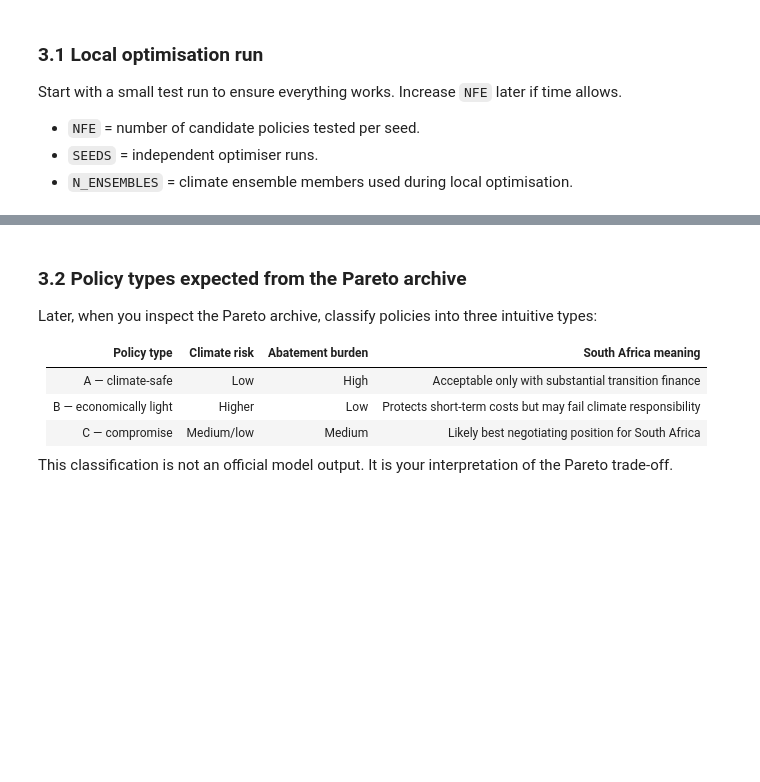
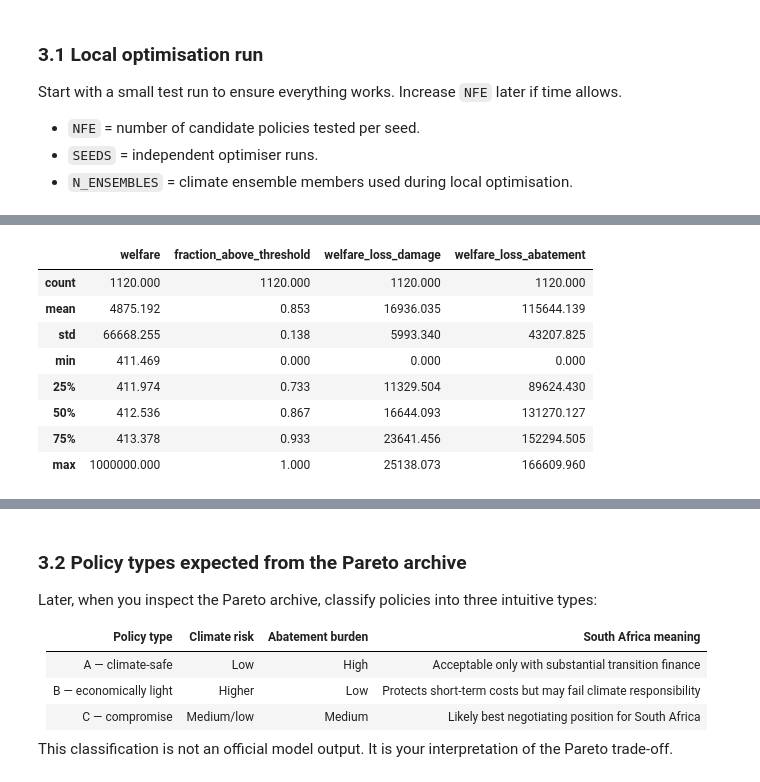
Before and after one commit to juliusrupert/epa141a, a Jupyter notebook: A- Project G15/projectwithallsteps.ipynb, the cells around one changed output, grey strips where cells are left out. Saved outputs shown, nothing was run; the diff lists cells and outputs as text; code cells hidden in the pictures; blank space fills up the shorter version.

```diff
--- a/A- Project G15/projectwithallsteps.ipynb
+++ b/A- Project G15/projectwithallsteps.ipynb
@@ -1177,0 +1190,76 @@ Exit code: 0 (OK)
+# %%
+# Step 3 — Load and inspect Pareto-front results
+
+from pathlib import Path
+import re
+import numpy as np
+import pandas as pd
+
+OBJECTIVE_COLS = [
+    "welfare",
+    "fraction_above_threshold",
+    "welfare_loss_damage",
+    "welfare_loss_abatement",
+]
+
+# Find all Pareto front CSV files in the results directory
+pareto_files = sorted(Path(RESULTS_DIR).rglob("pareto_front_*.csv"))
+
+print(f"Results directory: {RESULTS_DIR}")
+print(f"Found {len(pareto_files)} Pareto front file(s).")
+
+if len(pareto_files) == 0:
+    raise FileNotFoundError(
+        f"No pareto_front_*.csv files found in {RESULTS_DIR}. "
+        "Check whether the optimisation wrote results to the correct folder."
+    )
+
+all_dfs = []
+
+for file in pareto_files:
+    df = pd.read_csv(file)
+
+    # Folder name should look like PRIORITARIAN_500_9845531
+    folder_name = file.parent.name
+    parts = folder_name.split("_")
+
+    welfare_function = parts[0] if len(parts) >= 1 else "unknown"
+    nfe = int(parts[1]) if len(parts) >= 2 and parts[1].isdigit() else np.nan
+
+    # File name should look like pareto_front_9845531.csv
+    seed_match = re.search(r"pareto_front_(\d+)\.csv", file.name)
+    seed = int(seed_match.group(1)) if seed_match else np.nan
+
+    df["welfare_function"] = welfare_function
+    df["nfe"] = nfe
+    df["seed"] = seed
+    df["source_file"] = str(file)
+
+    all_dfs.append(df)
+
+all_results = pd.concat(all_dfs, ignore_index=True)
+
+# Optional: keep only the current South Africa welfare-function runs
+# Uncomment if old UTILITARIAN runs are still in the results folder.
+# all_results = all_results[all_results["welfare_function"] == "PRIORITARIAN"].copy()
+
+# Check that all objective columns are available
+missing_cols = [col for col in OBJECTIVE_COLS if col not in all_results.columns]
+if missing_cols:
+    raise KeyError(f"Missing objective columns in loaded Pareto fronts: {missing_cols}")
+
+# Print nfes and number of solutions in each Pareto front
+run_summary = (
+    all_results
+    .groupby(["welfare_function", "nfe", "seed"], dropna=False)
+    .size()
+    .reset_index(name="n_pareto_solutions")
+    .sort_values(["welfare_function", "nfe", "seed"])
+)
+
+print("\nNFE and number of Pareto solutions per completed seed:")
+display(run_summary)
+
+print("\nStatistical summary of objective columns across all loaded Pareto solutions:")
+display(all_results[OBJECTIVE_COLS].describe().round(3))
+# %% [output]
@@ -1177,0 +1277,9 @@ Exit code: 0 (OK)
+|  | welfare | fraction_above_threshold | welfare_loss_damage | welfare_loss_abatement |
+| count | 1120.000 | 1120.000 | 1120.000 | 1120.000 |
+| mean | 4875.192 | 0.853 | 16936.035 | 115644.139 |
+| std | 66668.255 | 0.138 | 5993.340 | 43207.825 |
+| min | 411.469 | 0.000 | 0.000 | 0.000 |
+| 25% | 411.974 | 0.733 | 11329.504 | 89624.430 |
+| 50% | 412.536 | 0.867 | 16644.093 | 131270.127 |
+| 75% | 413.378 | 0.933 | 23641.456 | 152294.505 |
+| max | 1000000.000 | 1.000 | 25138.073 | 166609.960 |
```
Also changed, not shown: parts of 39 cells of this notebook, 20 other files.
